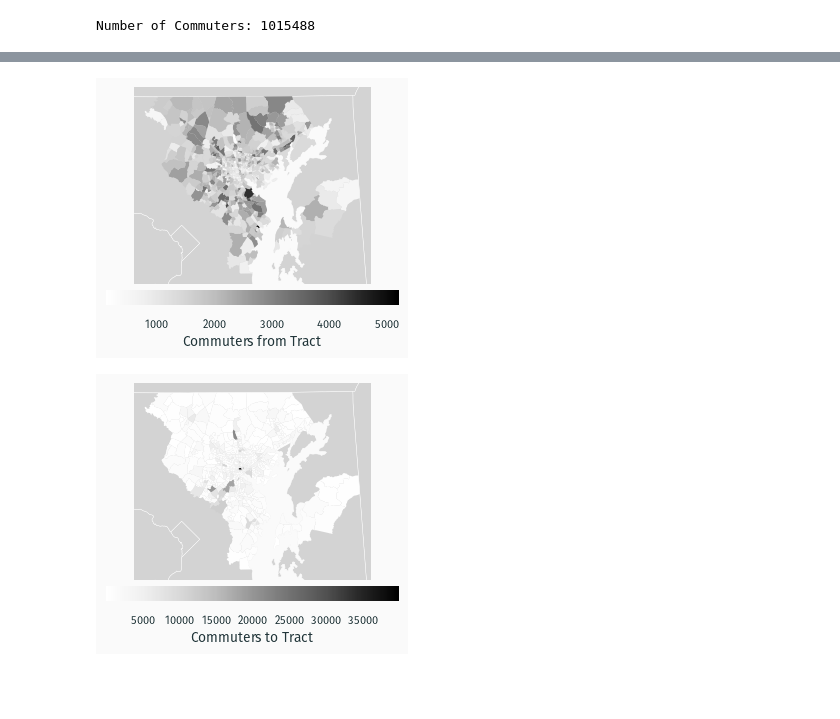
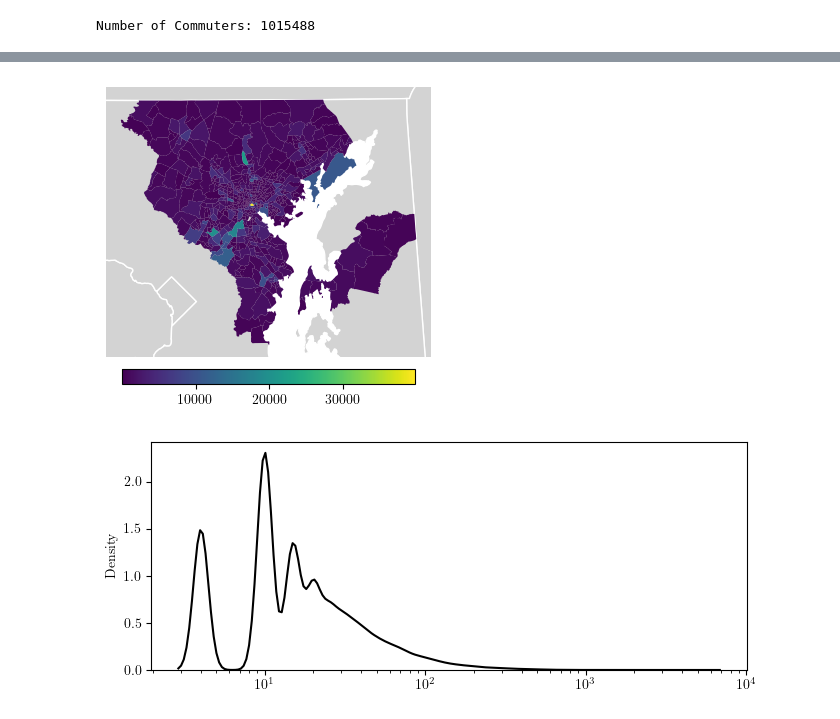
Before and after one commit to GavinEngelstad/NetSciBaltimoreBridge, a Jupyter notebook: code/figures/data.ipynb, the cells around one changed output, grey strips where cells are left out. Saved outputs shown, nothing was run; the diff lists cells and outputs as text; code cells hidden in the pictures; blank space fills up the shorter version.

```diff
--- a/code/figures/data.ipynb
+++ b/code/figures/data.ipynb
@@ -8,7 +8,8 @@ import pandas as pd
 import numpy as np
 # %%
 save = True # save figures
-present = True # format figures for a presentation and save in the presetnation folder
+present = False # format figures for a presentation and save in the presetnation folder
+MAP_WIDTH = 6.5 / 2 # (8.5 in page - 2*1 in margin) / 2 maps
 
 if present:
     plt.style.use('metropolis')
@@ -174,78 +217,58 @@ Number of Commuters: 1015488
 # %%
 ## Viz Tract Sources
 fig, ax = plt.subplots()
-fig.set_figwidth(3.25) # 1/2 page width
+fig.set_figwidth(MAP_WIDTH) # 1/2 page width
 ax.axis('off')
 
 tracts.plot(
-    column='residents',
+    column='workers',
+    cmap='viridis',
     legend=True,
     legend_kwds={
-        'label': 'Commuters from Tract',
         'orientation': 'horizontal',
         'pad': 0.025,
-        'shrink': 0.9
+        'shrink': 0.9,
     },
     zorder=5,
     ax=ax
 )
 
 # bounds
 xlim = ax.get_xlim()
 ylim = ax.get_ylim()
 
 # add land
 us_states.plot(
     facecolor='lightgray',
     edgecolor='white',
     zorder=0,
     ax=ax
 )
 
 # final things
 ax.set_xlim(xlim) # keep bounds around baltimore
 ax.set_ylim(ylim)
 fig.tight_layout(pad=0)
 folder = 'presentation' if present else 'paper'
-if save: fig.savefig(f'{folder}/maps/tract_home.pdf', bbox_inches='tight')
+if save: fig.savefig(f'{folder}/maps/tract_work.pdf', bbox_inches='tight', pad_inches=0)
 # %% [output]
-[figure, old version]
+[figure, new version]
 # %%
 ## Viz Tract Sources
 fig, ax = plt.subplots()
-fig.set_figwidth(3.25) # 1/2 page width
-ax.axis('off')
+fig.set_figwidth(6.5) # 1/2 page width
+fig.set_figheight(2.5) # 1/2 page width
 
-tracts.plot(
-    column='workers',
-    legend=True,
-    legend_kwds={
-        'label': 'Commuters to Tract',
-        'orientation': 'horizontal',
-        'pad': 0.025,
-        'shrink': 0.9,
-    },
-    zorder=5,
+sns.kdeplot(
+    jtw['flow'],
+    log_scale=True,
+    color='black',
     ax=ax
 )
 
-# bounds
-xlim = ax.get_xlim()
-ylim = ax.get_ylim()
-
-# add land
-us_states.plot(
-    facecolor='lightgray',
-    edgecolor='white',
-    zorder=0,
-    ax=ax
-)
-
-# final things
-ax.set_xlim(xlim) # keep bounds around baltimore
-ax.set_ylim(ylim)
+ax.set_xlabel('')
 fig.tight_layout(pad=0)
 folder = 'presentation' if present else 'paper'
-if save: fig.savefig(f'{folder}/maps/tract_work.pdf', bbox_inches='tight')
+if save: fig.savefig(f'{folder}/graphs/tract_flows.pdf', bbox_inches='tight')
 # %% [output]
-[figure, old version]
+[figure, new version]
```
Also changed, not shown: parts of 4 cells of this notebook, 13 other files.
